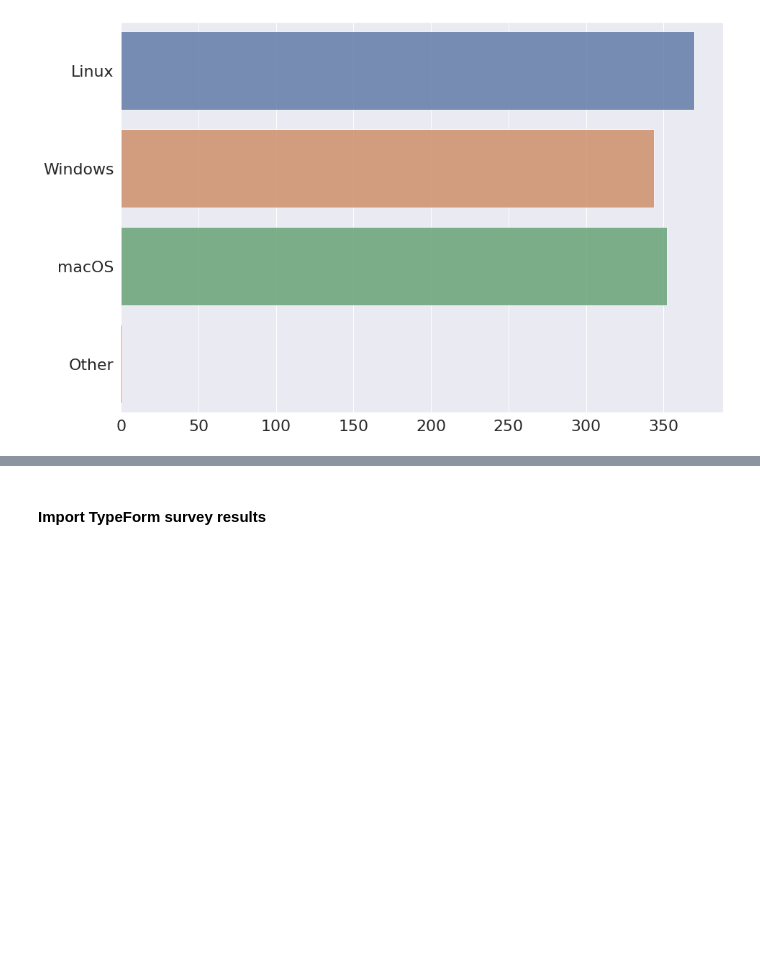
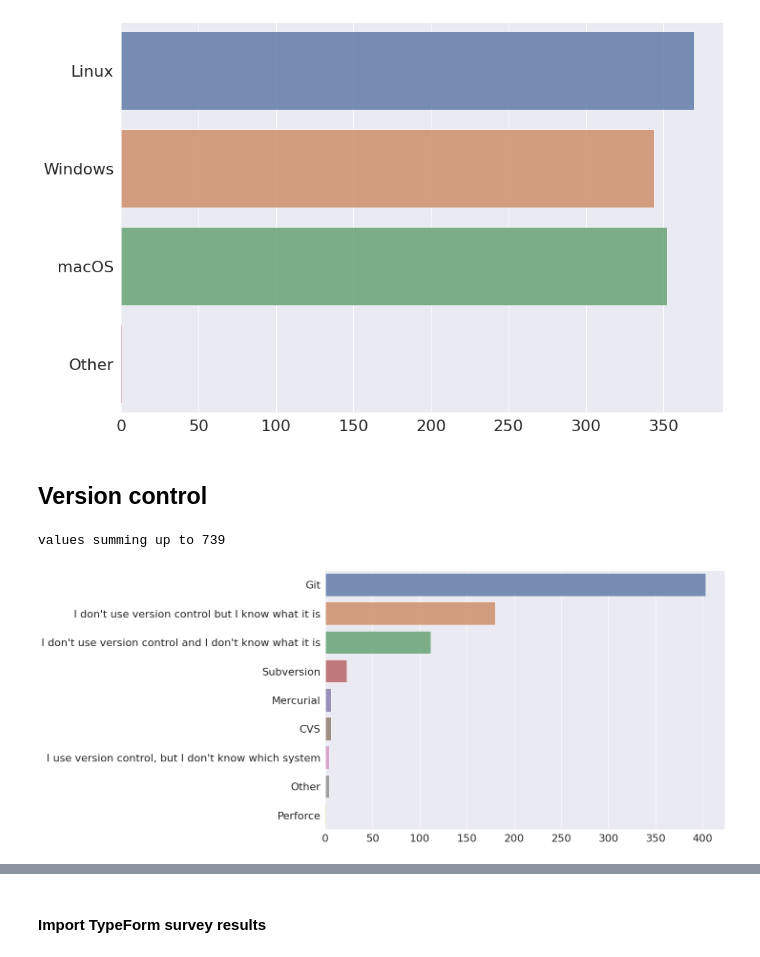
Before and after one commit to coderefinery/pre-workshop-survey, a Jupyter notebook: survey-analysis.ipynb, the cells around one changed output, grey strips where cells are left out. Cells and saved outputs as stored; diff of their text form; code cells hidden in the pictures; blank space fills up the shorter version.

Commit message:
data about languages and version control

```diff
--- a/survey-analysis.ipynb
+++ b/survey-analysis.ipynb
@@ -52,6 +109,17 @@ def extract_counts(approx_column_text):
     keys = list(counts.keys())
     values = [counts[k] for k in keys]
     return keys, values
+
+def split_on_semicolon(keys, values):
+    counts = defaultdict(int)
+    for i, key in enumerate(keys):
+        v = values[i]
+        for word in key.split("; "):
+            counts[word] += v
+    counts = dict(sorted(counts.items(), key=lambda item: item[1], reverse=True))
+    new_keys = list(counts.keys())
+    new_values = [counts[k] for k in new_keys]
+    return new_keys, new_values
 # %%
 print(f"number of typeform responses: {len(df_typeform)}")
 print(f"number of indico responses: {len(df_indico)}")
@@ -99,3 +167,18 @@ print(f"values summing up to {sum(values)}")
 # %% [output]
 values summing up to 1067
 [figure]
+# %% [markdown]
+## Version control
+# %%
+f, ax = plt.subplots(figsize=(15, 10))
+
+keys, values = extract_counts("Are you using version control")
+keys, values = split_on_semicolon(keys, values)
+
+sns.barplot(y=keys, x=values, alpha=0.8)
+f.savefig("figures/version-control.png", bbox_inches = 'tight')
+
+print(f"values summing up to {sum(values)}")
+# %% [output]
+values summing up to 739
+[figure, added]
```
Also changed, not shown: parts of 10 cells of this notebook, 3 other files.
